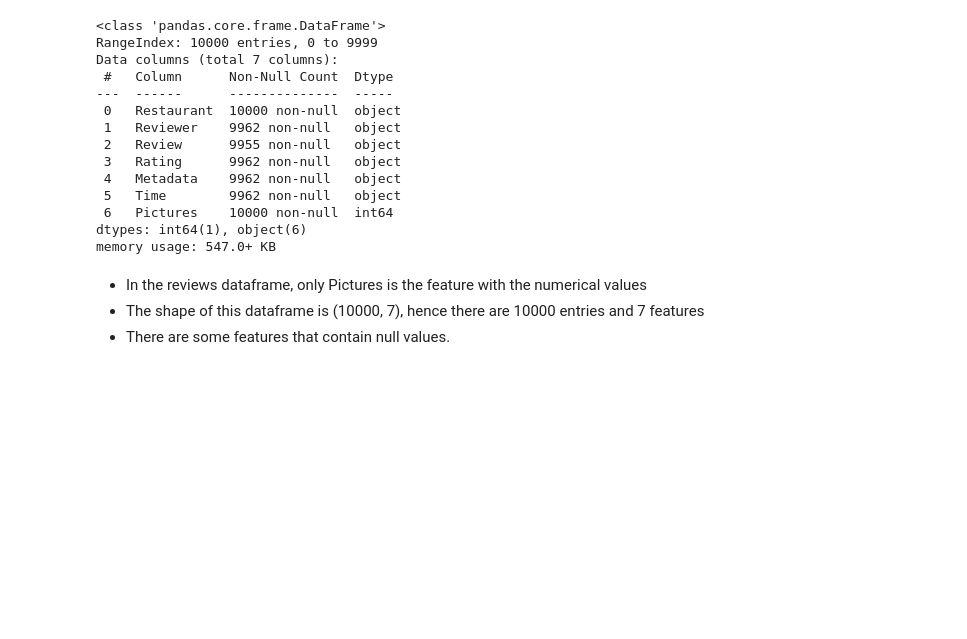
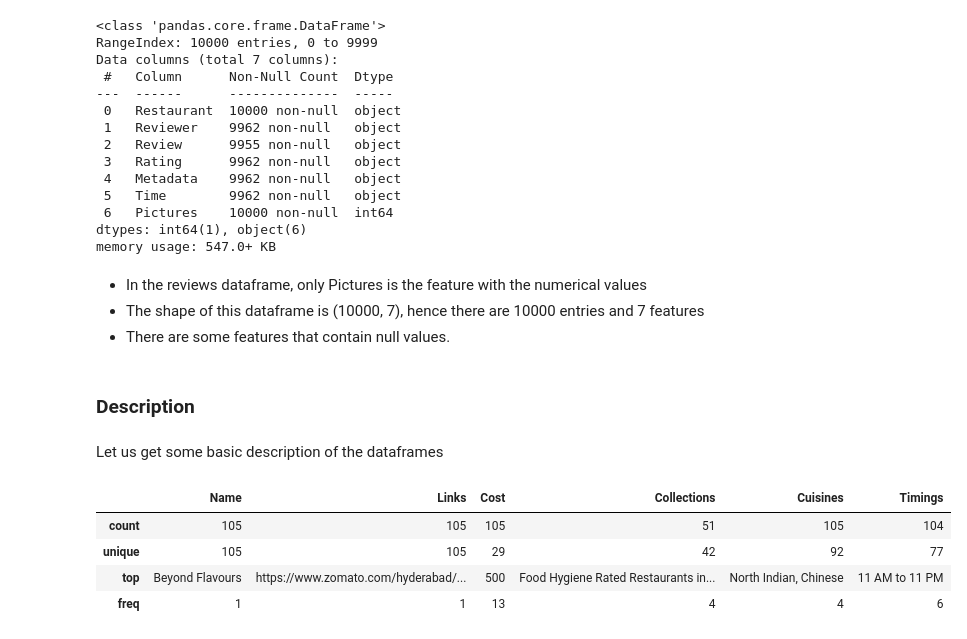
Before and after one commit to Srijan-Rai/Zomato-Restaurant-Clustering, a Jupyter notebook: ZOMATO_RESTAURANT_CLUSTERING_AND_SENTIMENT_ANALYSIS.ipynb, the cells around one changed output. Drawn from its saved outputs; the diff is of its cells as text; code cells hidden in the pictures; blank space fills up the shorter version.

```diff
--- a/ZOMATO_RESTAURANT_CLUSTERING_AND_SENTIMENT_ANALYSIS.ipynb
+++ b/ZOMATO_RESTAURANT_CLUSTERING_AND_SENTIMENT_ANALYSIS.ipynb
@@ -170,3 +170,15 @@ memory usage: 547.0+ KB
 * In the reviews dataframe, only Pictures is the feature with the numerical values
 * The shape of this dataframe is (10000, 7), hence there are 10000 entries and 7 features
 * There are some features that contain null values.
+# %% [markdown]
+### Description
+# %% [markdown]
+Let us get some basic description of the dataframes
+# %%
+metadata.describe(include ="all")
+# %% [output]
+|  | Name | Links | Cost | Collections | Cuisines | Timings |
+| count | 105 | 105 | 105 | 51 | 105 | 104 |
+| unique | 105 | 105 | 29 | 42 | 92 | 77 |
+| top | Beyond Flavours | https://www.zomato.com/hyderabad/... | 500 | Food Hygiene Rated Restaurants in... | North Indian, Chinese | 11 AM to 11 PM |
+| freq | 1 | 1 | 13 | 4 | 4 | 6 |
```
Also changed, not shown: parts of 9 cells of this notebook.
